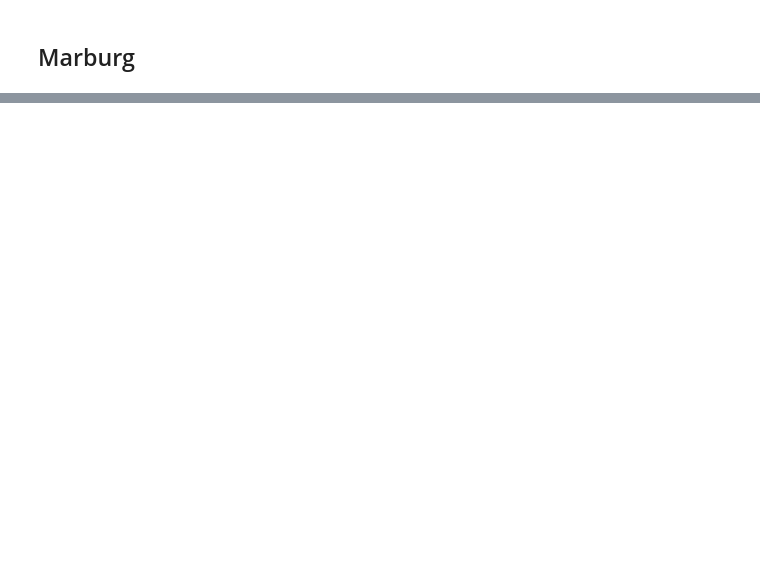
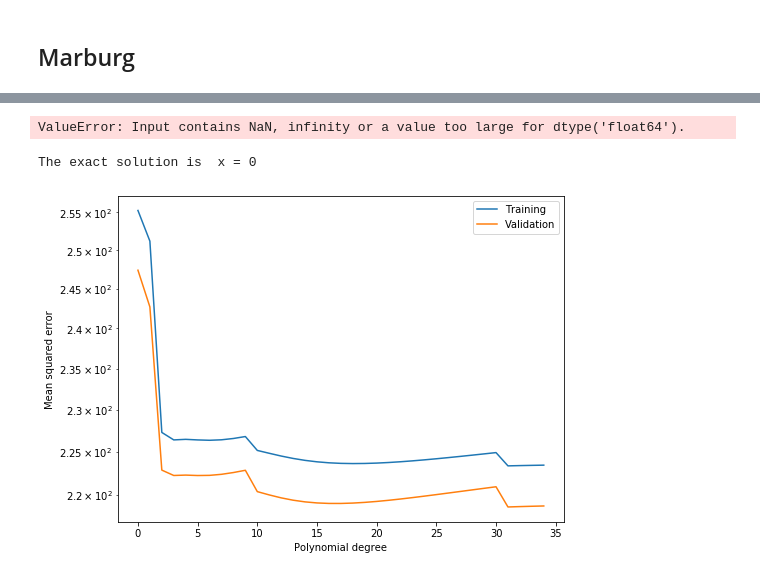
Before and after one commit to mogottsch/dsml_2020_magma, a Jupyter notebook: 3_predictive_modeling/Poly_Regression_Regularization.ipynb, the cells around one changed output, grey strips where cells are left out. Drawn from its saved outputs; the diff is of its cells as text; code cells hidden in the pictures; blank space fills up the shorter version.

Commit message:
Tested polyregression with marburg weather data

```diff
--- a/3_predictive_modeling/Poly_Regression_Regularization.ipynb
+++ b/3_predictive_modeling/Poly_Regression_Regularization.ipynb
@@ -177,3 +181,5 @@ marburg = pd.read_pickle("../0_data/marburg_clean.pkl")
 duisburg = pd.read_pickle('../0_data/duisburg_clean.pkl')
 marburg_weather = pd.read_pickle("../0_data/weather/marburg_weather.pkl")
 duisburg_weather = pd.read_pickle("../0_data/weather/duisburg_weather.pkl")
+marburg_weather["h"]= marburg_weather.index
+marburg_weather
@@ -179,0 +201,3 @@ duisburg_weather = pd.read_pickle("../0_data/weather/duisburg_weather.pkl")
+# %%
+marburg["h"]=marburg.index.floor(freq='h')
+marburg
@@ -179,0 +219,3 @@ duisburg_weather = pd.read_pickle("../0_data/weather/duisburg_weather.pkl")
+# %%
+marburgWeather = pd.merge(marburg, marburg_weather, how='left', left_on='h', right_on='h')
+marburgWeather
@@ -180,2 +236,8 @@ duisburg_weather = pd.read_pickle("../0_data/weather/duisburg_weather.pkl")
 # %% [markdown]
 ## Marburg
+# %%
+# peak demand
+ym = marburgWeather.resample('H', on="h").count()["day"].values
+# day of year
+xm = marburgWeather.resample('H', on="h").max()['temperature'].values
+xm
@@ -181,0 +256,9 @@ duisburg_weather = pd.read_pickle("../0_data/weather/duisburg_weather.pkl")
+# %%
+iterating_over_degree(xm,ym,20)
+# %% [output]
+ValueError: Input contains NaN, infinity or a value too large for dtype('float64').
+# %%
+iterating_over_degree(xm,ym,35)
+# %% [output]
+The exact solution is  x = 0
+[figure, added]
```
Also changed, not shown: parts of 12 cells of this notebook, 1 other file.
